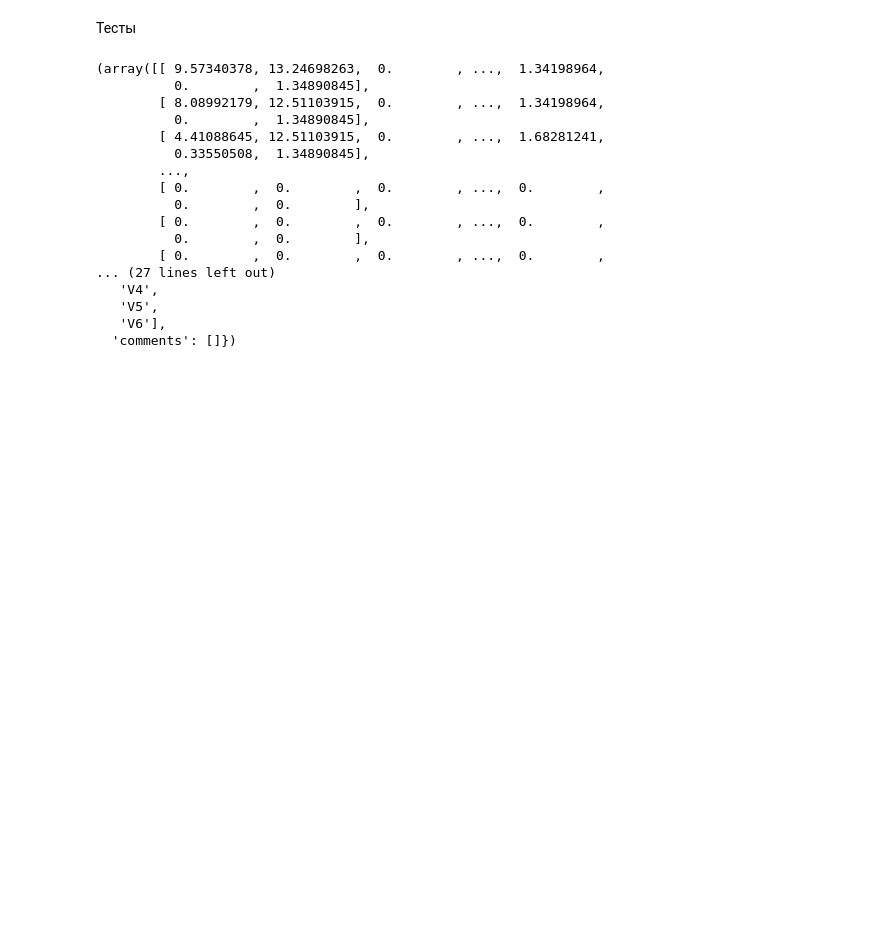
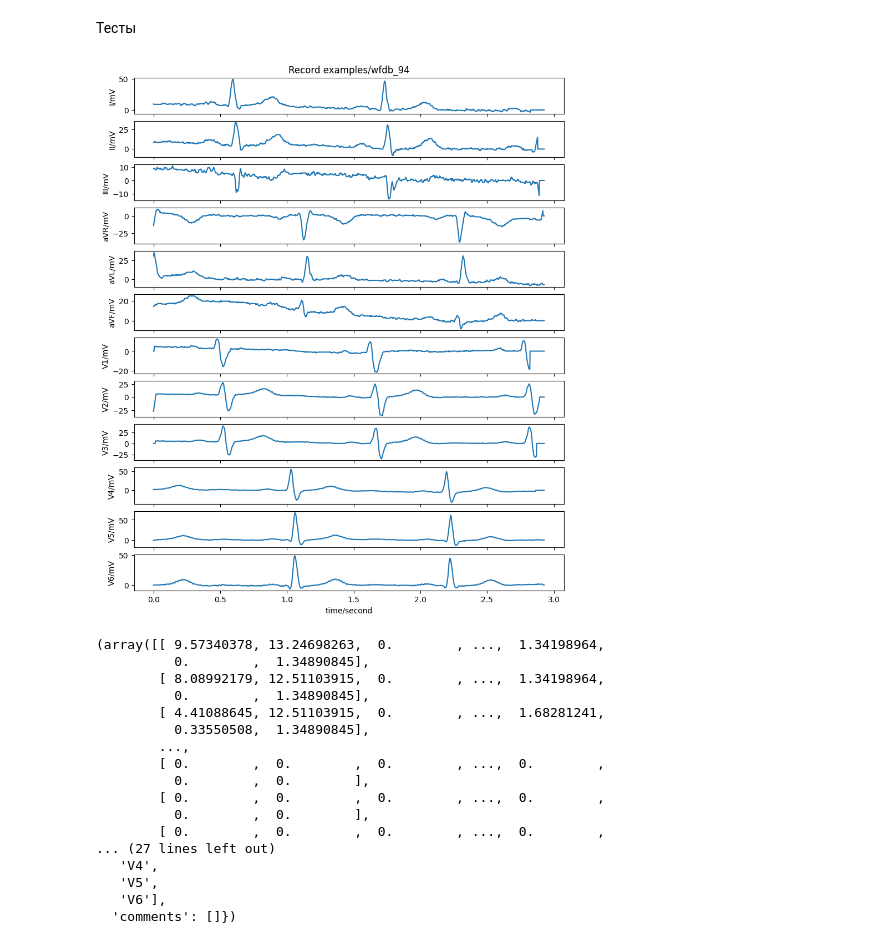
Before and after one commit to ctpemho7/ecg_digitizer, a Jupyter notebook: digitizer/src/ecg_plot.ipynb, the cells around one changed output. Drawn from its saved outputs; the diff is of its cells as text; code cells hidden in the pictures; blank space fills up the shorter version.

```diff
--- a/digitizer/src/ecg_plot.ipynb
+++ b/digitizer/src/ecg_plot.ipynb
@@ -21,3 +17,15 @@ data = wfdb.rdsamp(record_name)
+# %%
+record_name = 'examples/wfdb_94'
+record = wfdb.rdrecord(record_name)
+annotation = None
+
+wfdb.plot_wfdb(record=record, annotation=annotation,
+               title=f'Record {record_name}',
+               time_units='seconds', figsize=(10, 12))
+
+plt.show()
+# %% [output]
+[figure, new version]
 # %%
 data
 # %% [output]
```
Also changed, not shown: parts of 3 cells of this notebook, 16 other files.
